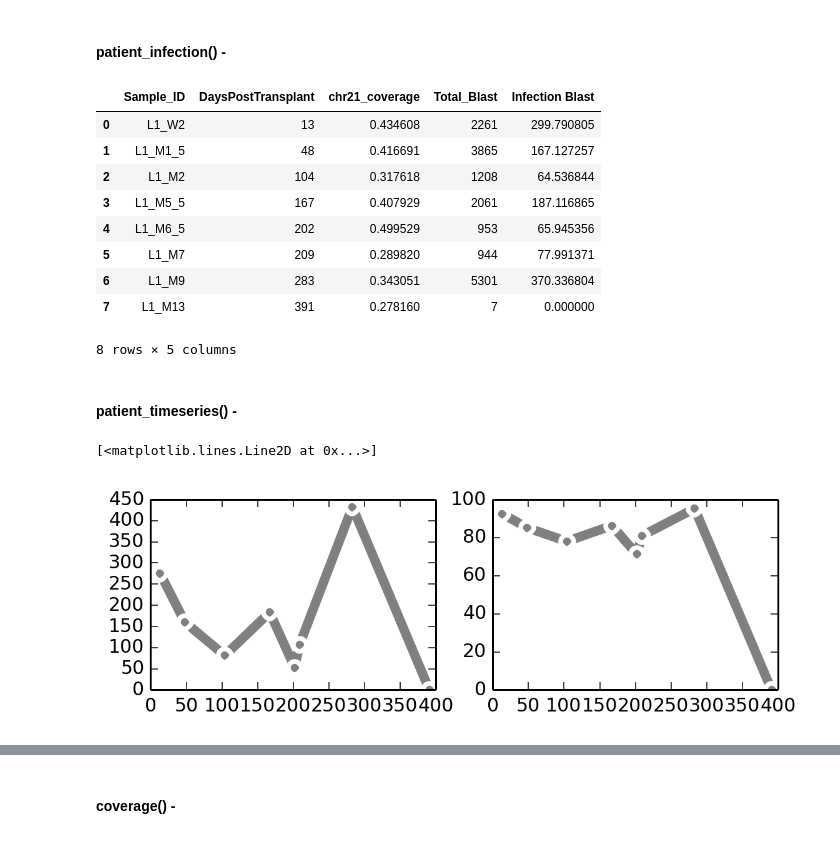
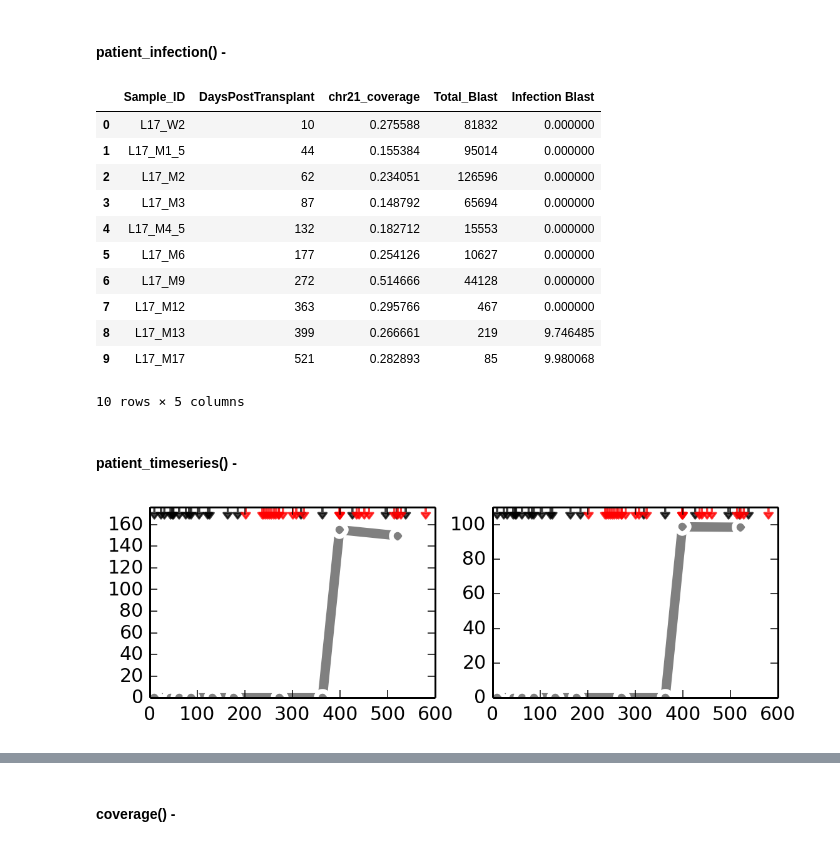
Before and after one commit to lmart999/CS229, a Jupyter notebook: ie_sql.ipynb, the cells around one changed output, grey strips where cells are left out. Drawn from its saved outputs; the diff is of its cells as text; code cells hidden in the pictures.

```diff
--- a/ie_sql.ipynb
+++ b/ie_sql.ipynb
@@ -411,8 +420,8 @@ with_blast.head(5)
 # %% [markdown]
 #### patient_infection() -
 # %%
-patient='L1'
-taxID='1743' # 1743, 48736 110456
+patient='L17'
+taxID='10358' # 4930, 1743, 48736 110456
 taxID=int(taxID) # *** Change type --- passed as string, but int in dataframes ***
 # %%
 # Pull patient sequencing data
@@ -457,15 +466,17 @@ m2.reset_index(inplace=True,drop=False)
 m2
 # %% [output]
 |  | Sample_ID | DaysPostTransplant | chr21_coverage | Total_Blast | Infection Blast |
-| 0 | L1_W2 | 13 | 0.434608 | 2261 | 299.790805 |
-| 1 | L1_M1_5 | 48 | 0.416691 | 3865 | 167.127257 |
-| 2 | L1_M2 | 104 | 0.317618 | 1208 | 64.536844 |
-| 3 | L1_M5_5 | 167 | 0.407929 | 2061 | 187.116865 |
-| 4 | L1_M6_5 | 202 | 0.499529 | 953 | 65.945356 |
-| 5 | L1_M7 | 209 | 0.289820 | 944 | 77.991371 |
-| 6 | L1_M9 | 283 | 0.343051 | 5301 | 370.336804 |
-| 7 | L1_M13 | 391 | 0.278160 | 7 | 0.000000 |
+| 0 | L17_W2 | 10 | 0.275588 | 81832 | 0.000000 |
+| 1 | L17_M1_5 | 44 | 0.155384 | 95014 | 0.000000 |
+| 2 | L17_M2 | 62 | 0.234051 | 126596 | 0.000000 |
+| 3 | L17_M3 | 87 | 0.148792 | 65694 | 0.000000 |
+| 4 | L17_M4_5 | 132 | 0.182712 | 15553 | 0.000000 |
+| 5 | L17_M6 | 177 | 0.254126 | 10627 | 0.000000 |
+| 6 | L17_M9 | 272 | 0.514666 | 44128 | 0.000000 |
+| 7 | L17_M12 | 363 | 0.295766 | 467 | 0.000000 |
+| 8 | L17_M13 | 399 | 0.266661 | 219 | 9.746485 |
+| 9 | L17_M17 | 521 | 0.282893 | 85 | 9.980068 |
-8 rows × 5 columns
+10 rows × 5 columns
 # %% [markdown]
 #### patient_timeseries() -
 # %%
@@ -504,32 +515,84 @@ cohort_dat=sql.read_sql("select Grammy_Table.Sample_ID,Tax_Table.%s,SUM(Grammy_T
                  "WHERE Grammy_Table.Study = '%s' "
                  "GROUP BY Grammy_Table.Sample_ID,Tax_Table.'%s' "%(level,cohort,level), conn, coerce_float=True)
 
 cohort_dat=cohort_dat[~pd.isnull(cohort_dat[level])] # Only include abundance of bugs at specified tax level.
 cohort_dat.set_index(['Sample_ID',level],inplace=True)
 cohort_dat=cohort_dat.unstack()['SUM(Grammy_Table.Normalized_Abundance)'].fillna(0).transpose()
 
 # Compute and store percentile data
 tax_meas_ge=np.array(tax_sum_per_samples.loc[taxID])  # TaxID measured across samples for patient.
 cohort_data_for_taxID=np.array(cohort_dat.loc[taxID]) # TaxID measured across full cohort.
 per_plot=np.array([stats.percentileofscore(cohort_data_for_taxID, j, kind='strict') for j in tax_meas_ge])
 
 # Sort patient data by date
 pat_days=sql.read_sql("select Sample_Table.Sample_ID,Sample_Table.DaysPostTransplant "
                  "from Sample_Table "
                  "WHERE Sample_Table.Patient_ID = '%s' "%patient, conn, coerce_float=True)
 
 pat_days.set_index('Sample_ID',inplace=True)
 days=np.array(pat_days.loc[gpm_plot.index,'DaysPostTransplant'])
 
+# Get clinical data
+clinical_tax_encode=sql.read_sql("select * from Clinical_Tax_Encoding_Table", conn)
+clinical_tax_encode.set_index(level,inplace=True)
+try:
+    clinical_infection_name=clinical_tax_encode.loc[taxID,'Clinical_ID']
+except KeyError:
+    clinical_infection_name=''
+    print "TaxID not linked to clinical test."
+clinical_data_patient=sql.read_sql("select DaysPostTX_test,Test_Result,Tested_Infection "
+                           "from Clinical_Table "
+                           "WHERE Clinical_Table.Patient_ID = '%s' "%patient, conn)
+clinical_data_patient.set_index('Tested_Infection',inplace=True)
+try:
+    results_flag=True
+    clinical_results_patient=clinical_data_patient.loc[clinical_infection_name]
+except KeyError:
+    results_flag=False
+    print "Infection not tested in patient."
+
+# Plot results
 color='Grey'
 alpha=1
 z=1
 
+# GPM
 plt.subplot(2,2,1)
 plt.plot(days,gpm_plot,'o-',color=color,ms=7,mew=2.5,mec='white',linewidth=5,alpha=alpha,zorder=z,label=getName(taxID))
 
+plt.ylim([0,plt.ylim()[1]*1.1])
+
+# Expand y-axis for addition of clinical arrows / annotation.
+ymax=plt.ylim()[1]
+arrowYScale=np.abs(plt.ylim()[0]-plt.ylim()[1])*0.03
+arrowXScale=np.abs(plt.xlim()[0]-plt.xlim()[1])*0.03
+alpha=0.75
+
+# Plot arrows
+if results_flag:
+    for d in clinical_results_patient.loc[clinical_results_patient['Test_Result']==0,'DaysPostTX_test']:
+        plt.arrow(d,ymax,0.0,-1*arrowYScale,fc='black', ec='black',head_width=arrowXScale,head_length=1.0*arrowYScale,alpha=alpha)
+    for d in clinical_results_patient.loc[clinical_results_patient['Test_Result']==1,'DaysPostTX_test']:
+        plt.arrow(d,ymax,0.0,-1*arrowYScale, fc='red', ec='red',head_width=arrowXScale,head_length=1.0*arrowYScale,alpha=alpha)
+
+# Percentile
+alpha=1
 plt.subplot(2,2,2)
 plt.plot(days,per_plot,'o-',color=color,ms=7,mew=2.5,mec='white',linewidth=5,alpha=alpha,zorder=z,label=getName(taxID))
+
+plt.ylim([0,plt.ylim()[1]*1.1])
+
+# Expand y-axis for addition of clinical arrows / annotation.
+ymax=plt.ylim()[1]
+arrowYScale=np.abs(plt.ylim()[0]-plt.ylim()[1])*0.03
+arrowXScale=np.abs(plt.xlim()[0]-plt.xlim()[1])*0.03
+alpha=0.75
+
+# Plot arrows
+if results_flag:
+    for d in clinical_results_patient.loc[clinical_results_patient['Test_Result']==0,'DaysPostTX_test']:
+        plt.arrow(d,ymax,0.0,-1*arrowYScale,fc='black', ec='black',head_width=arrowXScale,head_length=1.0*arrowYScale,alpha=alpha)
+    for d in clinical_results_patient.loc[clinical_results_patient['Test_Result']==1,'DaysPostTX_test']:
+        plt.arrow(d,ymax,0.0,-1*arrowYScale, fc='red', ec='red',head_width=arrowXScale,head_length=1.0*arrowYScale,alpha=alpha)
 # %% [output]
-[<matplotlib.lines.Line2D at 0x...>]
-[figure, old version]
+[figure, new version]
```
Also changed, not shown: parts of 18 cells of this notebook.
